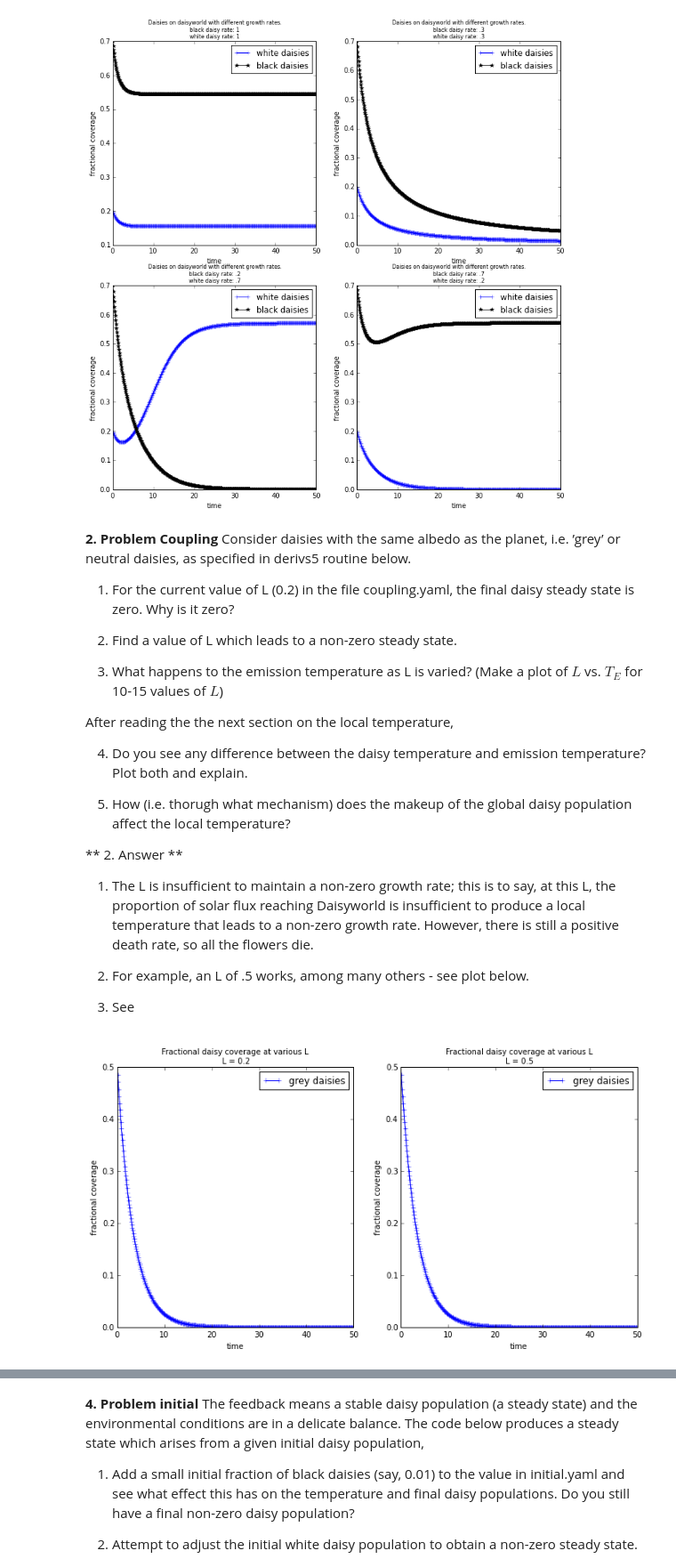
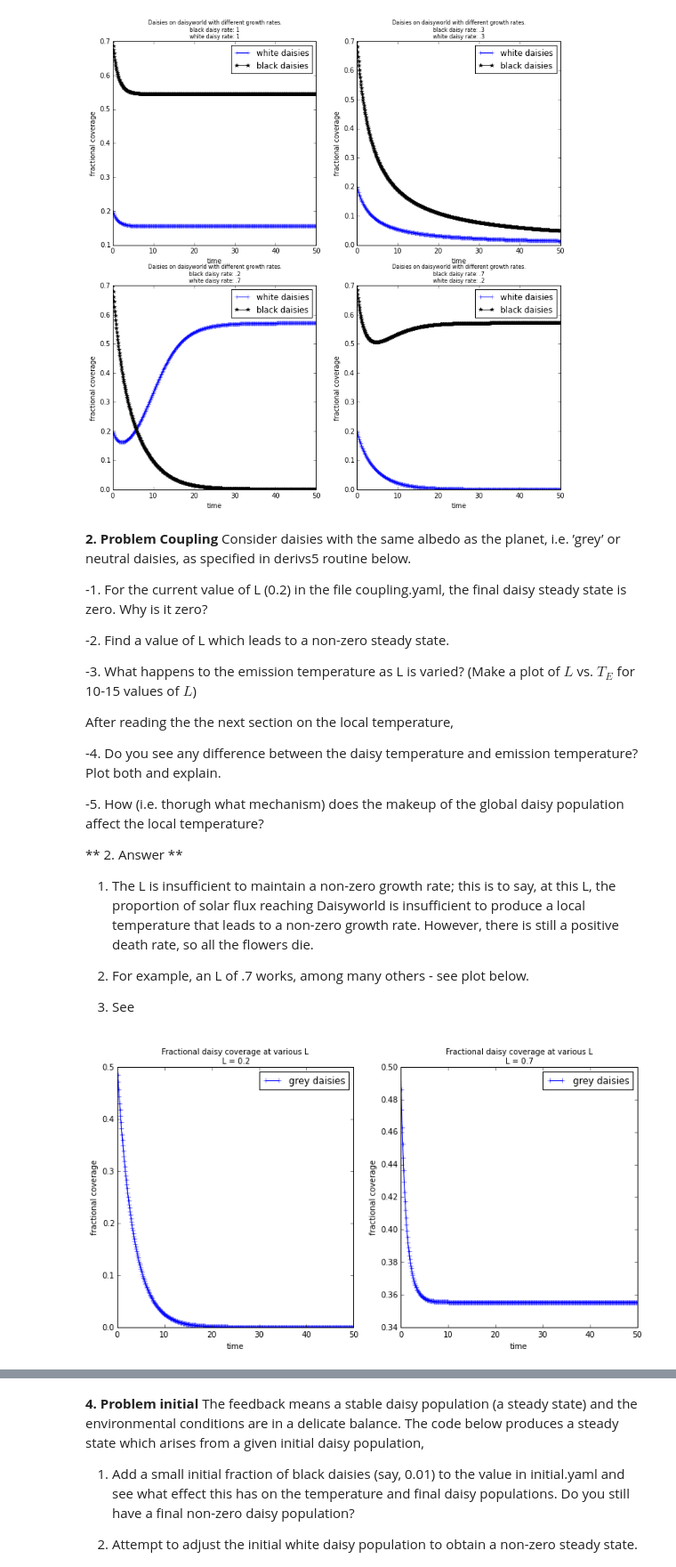
Before and after one commit to tjarnikova/numeric, a Jupyter notebook: lab5/lab5soln.ipynb, the cells around one changed output, grey strips where cells are left out. Shown at 89% size. Cells and saved outputs as stored; diff of their text form; code cells hidden in the pictures.

```diff
--- a/lab5/lab5soln.ipynb
+++ b/lab5/lab5soln.ipynb
@@ -247,32 +252,33 @@ plt.show()
 planet, i.e. ’grey’ or neutral daisies, as specified in derivs5 routine
 below.
 
-1.  For the current value of L (0.2) in the file coupling.yaml,
+-1.  For the current value of L (0.2) in the file coupling.yaml,
     the final daisy steady state is zero.
     Why is it zero?
 
-2.  Find a value of L which leads to a non-zero steady state.
+-2.  Find a value of L which leads to a non-zero steady state.
 
-3.  What happens to the emission temperature as L is varied?  (Make a plot of
+-3.  What happens to the emission temperature as L is varied?  (Make a plot of
     $L$ vs. $T_E$ for 10-15 values of $L$)
 
 After reading the the next section on the local
 temperature,
 
-4.  Do you see any difference between the daisy temperature and emission
+-4.  Do you see any difference between the daisy temperature and emission
     temperature? Plot both and explain.
 
-5.  How (i.e. thorugh what mechanism) does the makeup of the  global daisy population
+-5.  How (i.e. thorugh what mechanism) does the makeup of the  global daisy population
     affect the local temperature?
 
 ** 2. Answer **
 
 1. The L is insufficient to maintain a non-zero growth rate; this is to say, at this L, the proportion of solar flux reaching Daisyworld is insufficient to produce a local temperature  that leads to a non-zero growth rate. However, there is still a positive death rate, so all the flowers die.
 
-2. For example, an L of .5 works, among many others - see plot below.
+2. For example, an L of .7 works, among many others - see plot below.
 
 3. See
 # %%
+%matplotlib inline
 import numlabs.lab5.lab5_funs
 from numlabs.lab5.lab5_funs import Integrator
 from importlib import reload
@@ -332,7 +338,7 @@ class IntegCoupling(Integrator):
         return f
 
 file_list = ['coupling.yaml','coupling2.yaml','coupling3.yaml','coupling4.yaml']
-str_list = ['L = 0.2','L = 0.5']
+str_list = ['L = 0.2','L = 0.7']
 
 fig, big_axes = plt.subplots( figsize=(12.0, 6.0) , nrows=3, ncols=1, sharey=True)
 for row, big_ax in enumerate(big_axes, start=1):
@@ -340,34 +346,34 @@ for row, big_ax in enumerate(big_axes, start=1):
     # removes the white frame
     big_ax._frameon = False
 
 for i in range(1,3):
 
     ax = fig.add_subplot(1,2,i)
 
 
     theSolver = IntegCoupling(file_list[i-1])
     timeVals, yVals, errorList = theSolver.timeloop5fixed()
 
     theLines = ax.plot(timeVals, yVals)
     theLines[0].set_marker('+')
     theLines[0].set_linestyle('-')
 #     theLines[1].set_color('k')
 #     theLines[1].set_marker('*')
 
 
     ax.legend(theLines, ('grey daisies', 'black daisies'), loc='best')
     titl = "Fractional daisy coverage at various L \n" + str_list[i-1]
 
 
     ax.hold(True)
     ax.set_title(titl, fontsize = 10)
     ax.set_xlabel("time")
     ax.set_ylabel("fractional coverage")
 
 fig.set_facecolor('w')
 plt.show()
 # %% [output]
-[figure, old version]
+[figure, new version]
 # %%
 import numlabs.lab5.lab5_funs
 from numlabs.lab5.lab5_funs import Integrator
```
Also changed, not shown: parts of 6 cells of this notebook, 9 other files.
